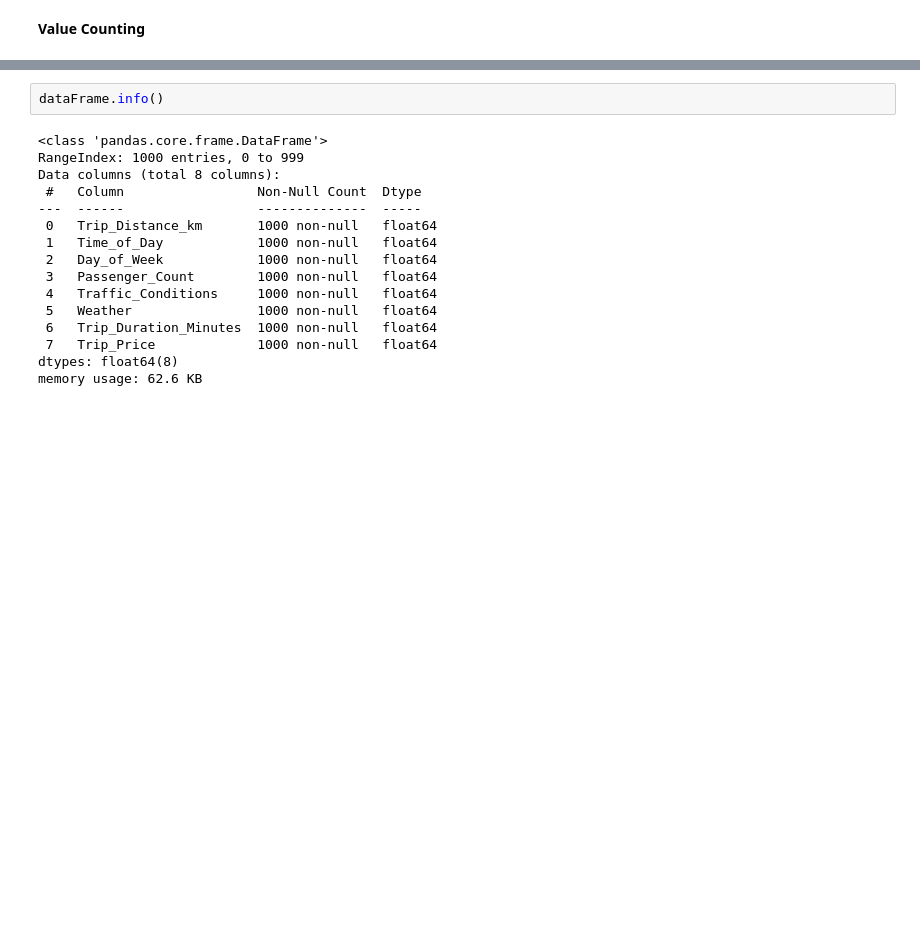
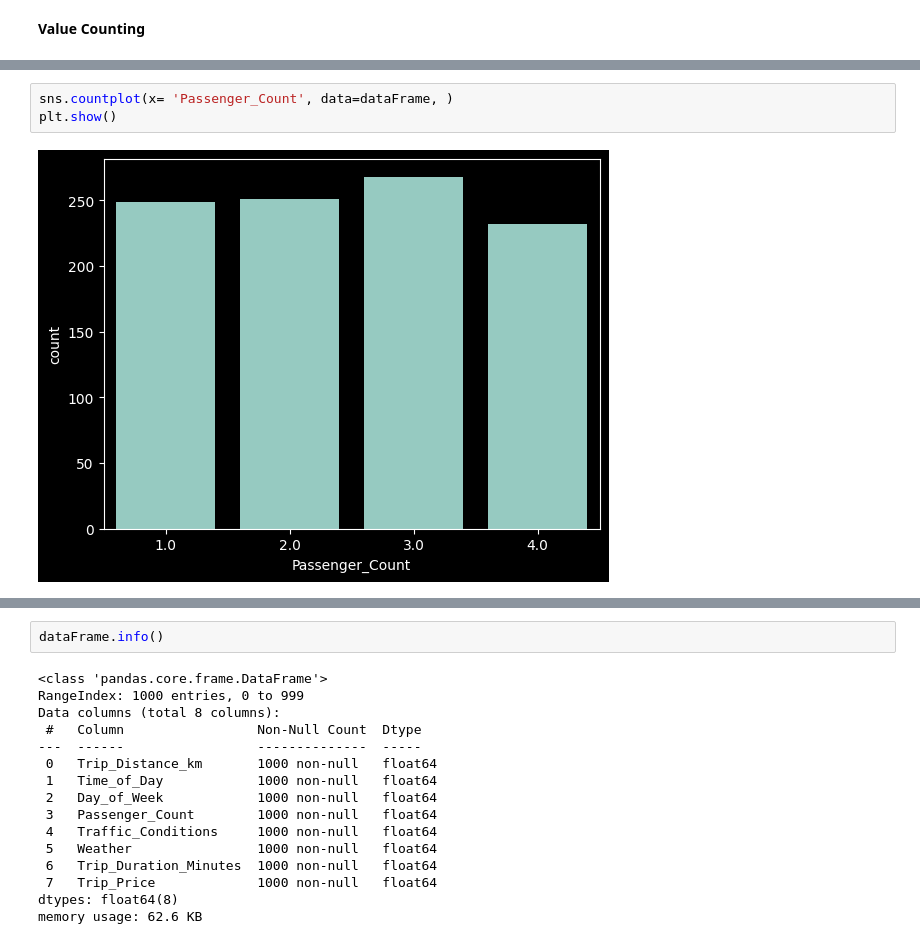
Before and after one commit to MahdiHaroun/ML-Taxi_Prices-Beta, a Jupyter notebook: The_Model.ipynb, the cells around one changed output, grey strips where cells are left out. Saved outputs shown, nothing was run; the diff lists cells and outputs as text; blank space fills up the shorter version.

```diff
--- a/The_Model.ipynb
+++ b/The_Model.ipynb
@@ -207,4 +212,9 @@ Passenger_Count
 Name: count, dtype: int64
+# %%
+sns.countplot(x= 'Passenger_Count', data=dataFrame, )
+plt.show()
+# %% [output]
+[figure, added]
 # %%
 dataFrame['Time_of_Day'].value_counts()
 # %% [output]
```
Also changed, not shown: parts of 16 cells of this notebook.
